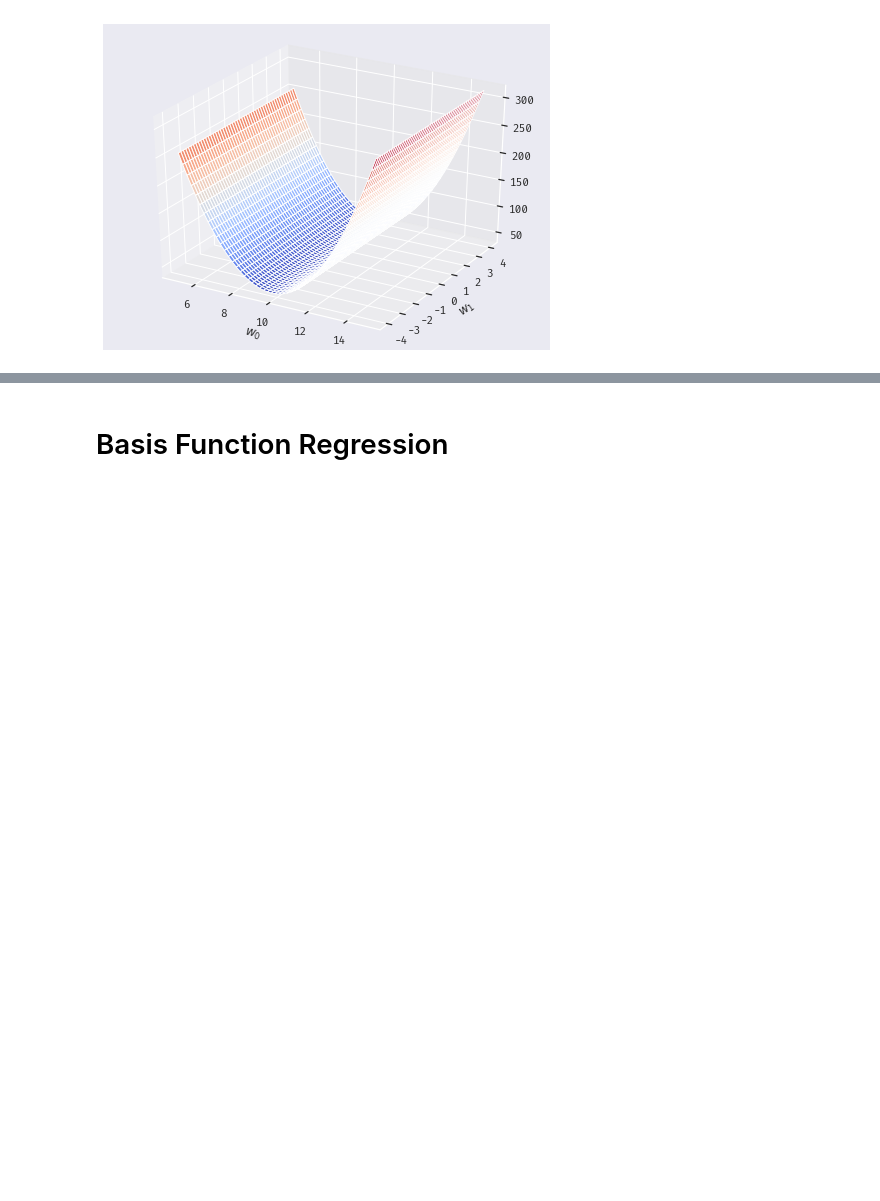
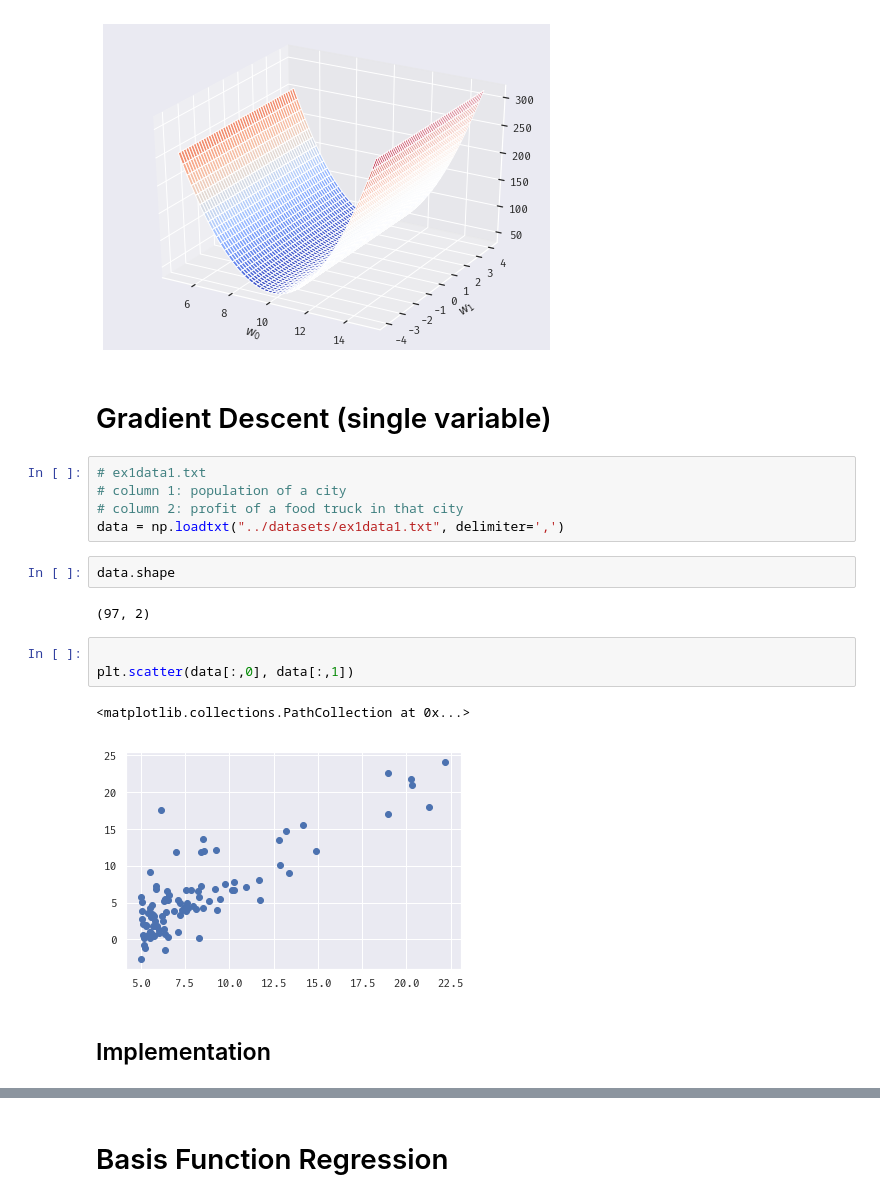
Before and after one commit to fwang2/ML, a Jupyter notebook: notebooks/Linear-Regression.ipynb, the cells around one changed output, grey strips where cells are left out. Drawn from its saved outputs; the diff is of its cells as text; blank space fills up the shorter version.

```diff
--- a/notebooks/Linear-Regression.ipynb
+++ b/notebooks/Linear-Regression.ipynb
@@ -267,3 +268,22 @@ Text(0.5, 0, '$w_1$')
 'FiraCode-Regular.otf' can not be subsetted into a Type 3 font. The entire font will be embedded in the output.
 [figure]
 [figure]
+# %% [markdown]
+# Gradient Descent (single variable)
+# %%
+# ex1data1.txt
+# column 1: population of a city
+# column 2: profit of a food truck in that city
+data = np.loadtxt("../datasets/ex1data1.txt", delimiter=',')
+# %%
+data.shape
+# %% [output]
+(97, 2)
+# %%
+
+plt.scatter(data[:,0], data[:,1])
+# %% [output]
+<matplotlib.collections.PathCollection at 0x...>
+[figure, added]
+# %% [markdown]
+## Implementation
```
Also changed, not shown: parts of 7 cells of this notebook, 2 other files.
